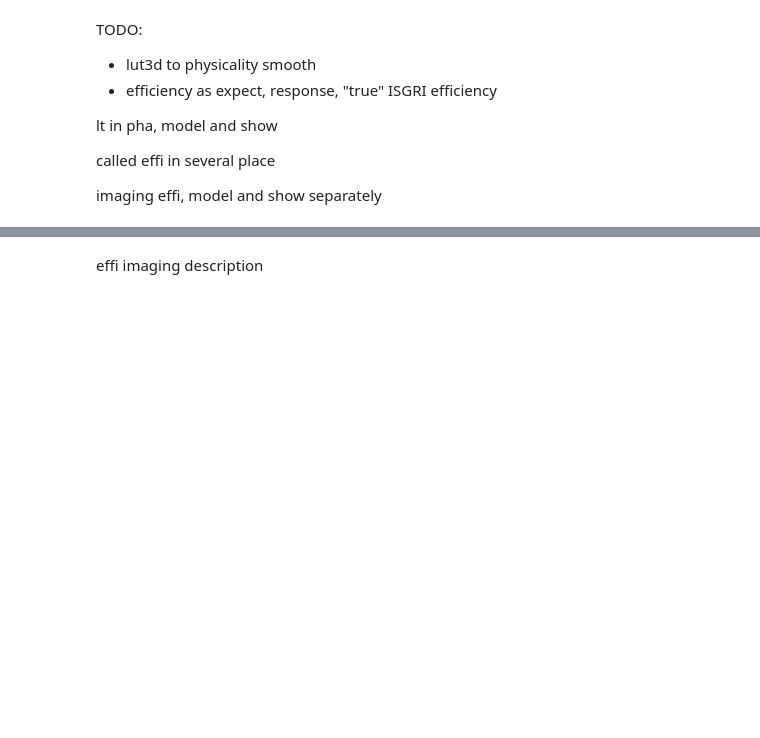
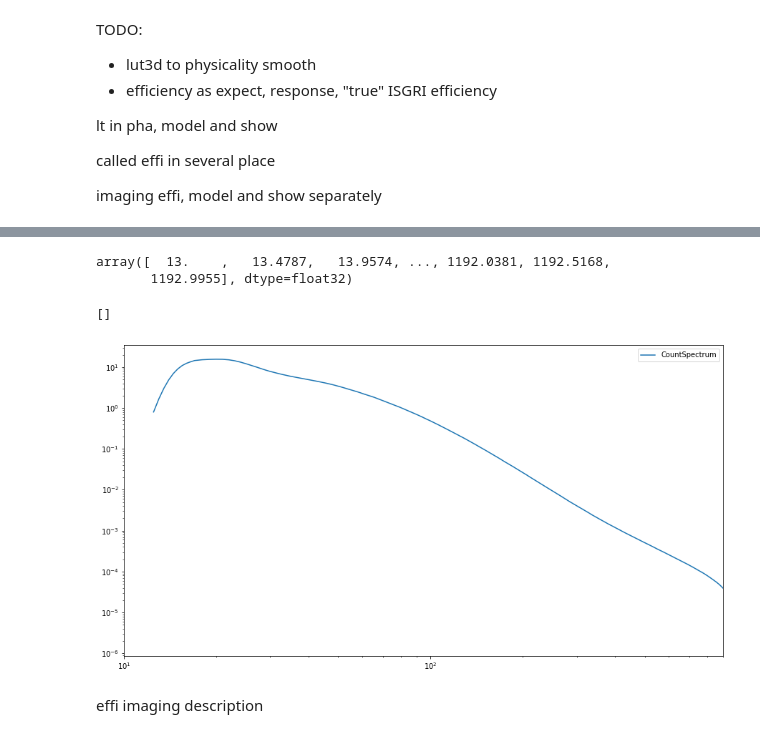
Before and after one commit to volodymyrss/volodymyrss.github.io, a Jupyter notebook: integral-ibis-isgri-le-response/_sources/effi-rsp-lut2.ipynb, the cells around one changed output, grey strips where cells are left out. Saved outputs shown, nothing was run; the diff lists cells and outputs as text; code cells hidden in the pictures; blank space fills up the shorter version.

Commit message:
update integral-ibis-isgri-le-response: formatting improvement

```diff
--- a/integral-ibis-isgri-le-response/_sources/effi-rsp-lut2.ipynb
+++ b/integral-ibis-isgri-le-response/_sources/effi-rsp-lut2.ipynb
@@ -441,7 +462,7 @@ import ogip
 import ogip.tools
 import ogip.spec
 
-ic_base = "/unsaved/astro/savchenk/osa11/ic-collection/beta"
+ic_base = iconfig.settings.ic_base
 
 effi = fits.open(ic_base + '/ic/ibis/mod/isgr_effc_mod_0235.fits')[1].data[11]['EFFICIENCY']
 ebds = fits.open(ic_base + '/ic/ibis/rsp/isgr_ebds_mod_0001.fits')[1].data
@@ -572,3 +623,69 @@ plt.loglog()
+# %%
+ref_fn = byrev.loc[byrev.e0.argmax()].fn
+ref_rsp_f = fits.open(ref_fn)
+
+matrix = ref_rsp_f['ISGR-RMF.-RSP'].data
+ce1, ce2 = ebds['E_MIN'], ebds['E_MAX']
+ref_e1, ref_e2 = matrix['ENERG_LO'], matrix['ENERG_HI']
+
+ref_e1, ref_e2
+# %% [output]
+array([  13.    ,   13.4787,   13.9574, ..., 1192.0381, 1192.5168,
+       1192.9955], dtype=float32)
+# %%
+rsp_f = fits.open(byrev.iloc[50]['fn'])
+matrix = rsp_f['ISGR-RMF.-RSP'].data
+ce1, ce2 = ebds['E_MIN'], ebds['E_MAX']
+e1, e2 = matrix['ENERG_LO'], matrix['ENERG_HI']
+rmf = ogip.spec.RMF.from_arrays(e1, e2, np.stack(matrix['MATRIX']), ce1, ce2)
+
+rate = ogip.tools.convolve(
+    ogip.tools.crab_ph_cm2_s_kev,
+    rmf,
+)
+
+plt.figure(figsize=(15, 8))
+
+plt.plot(
+    ce1,
+    rate/(ce2-ce1),
+    label='CountSpectrum'
+)
+
+# need to restore else heasoft summing does not work well across large time range. TODO: what will it even do? first rsp bins?
+
+# it does not matter how it's transformed as long as response is accordingly.
+# but need to preserve counts evolution
+# new effi from morph
+
+# here need to imitate what will OSA produce when binning and reconstructing
+# def emorph_rate(ce1, ce2, rate, emorph):
+#     edges = np.concatenate([ce1, ce2[-1]])
+#     cumrate = np.cumsum(rate)
+#     cumrate_emorph = interp1d(
+#         emorph(edges),
+#         cumrate,
+#     )(edges)
+# need to adapt morph until response is central
+
+# em_rate = e
+
+# plt.plot(
+#     emorph(ce1),
+#     em_rate/(ce2-ce1) * effi * nomex_norm['norm'],
+#     label='CountSpectrum modified'
+# )
+
+plt.legend()
+
+plt.xlim([10, 900])
+
+plt.loglog()
+
+#TODO: compute spectrum with modiied RSP. compute spectrum with non-modified RSP. several time moments
+# %% [output]
+[]
+[figure, added]
 # %% [markdown]
 effi imaging description
 # %% [markdown]
```
Also changed, not shown: parts of 7 cells of this notebook, 20 other files.
